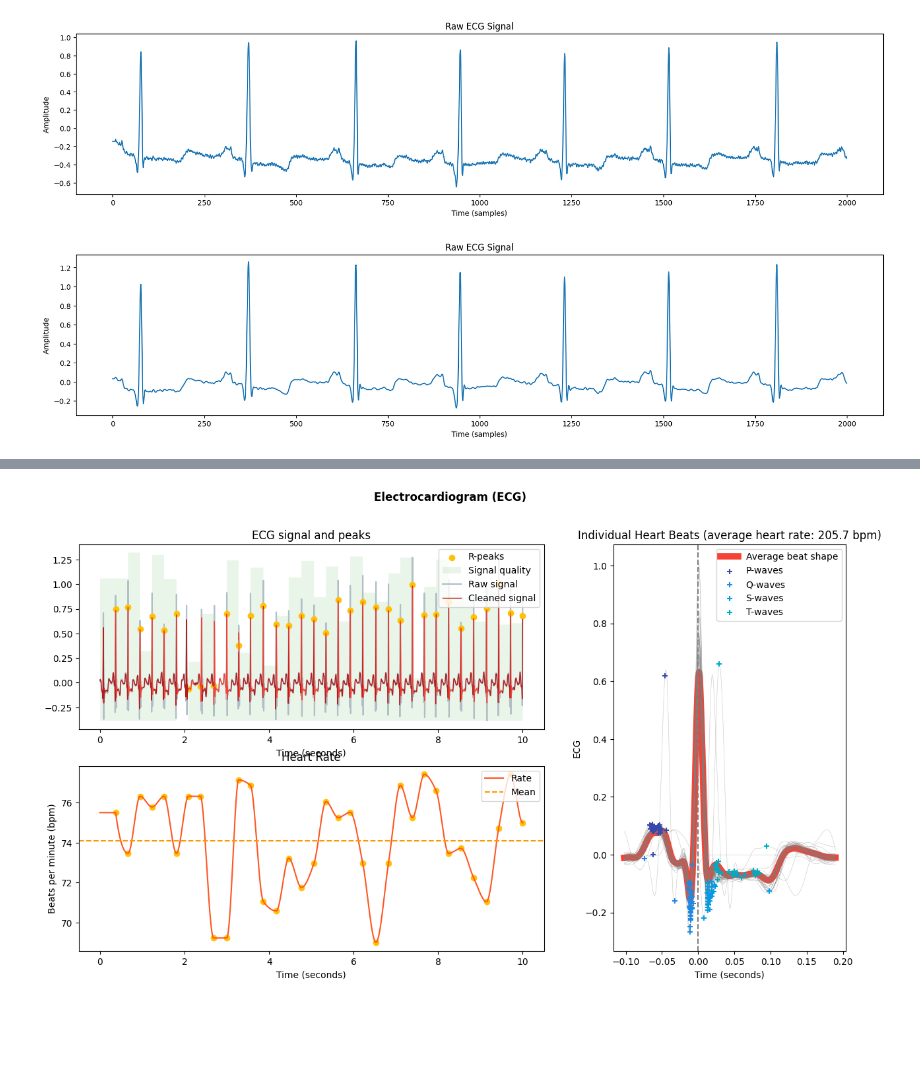
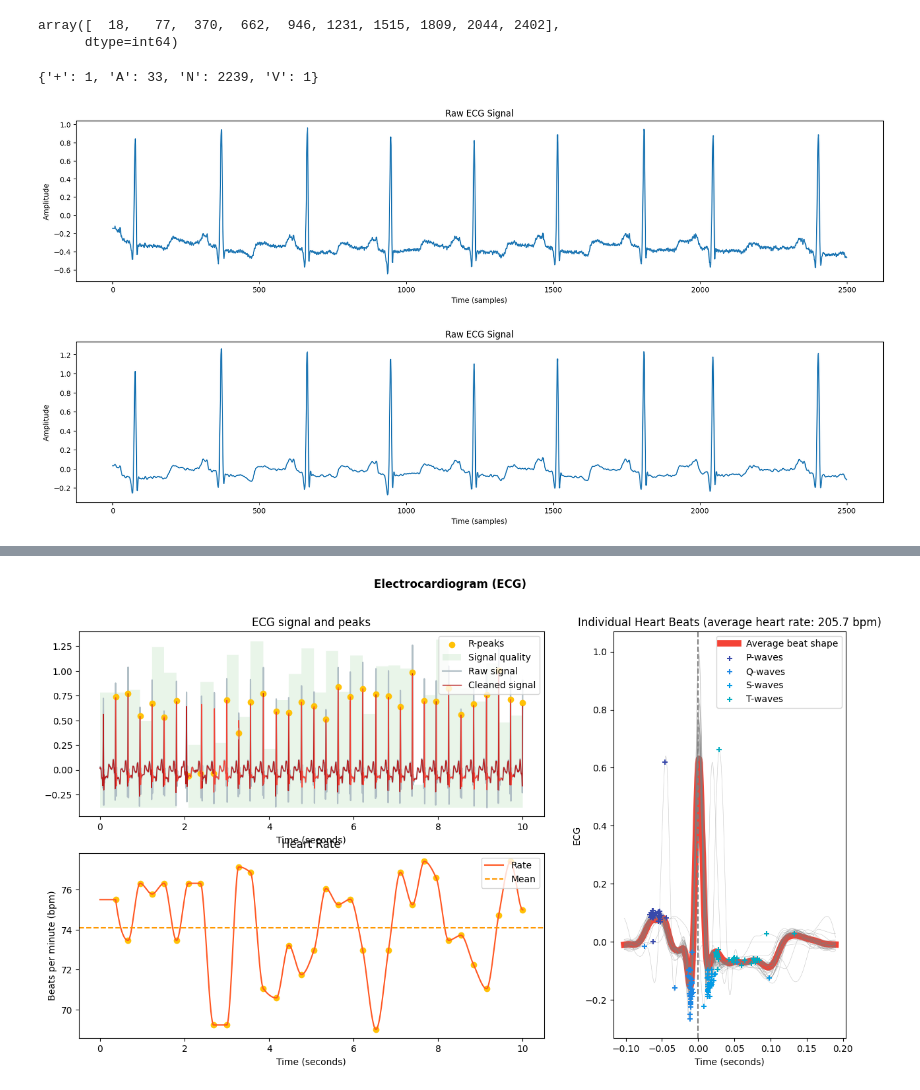
Before and after one commit to Cobrachainsaw/Arrhythmia_real_time_system, a Jupyter notebook: preprocess.ipynb, the cells around one changed output, grey strips where cells are left out. Cells and saved outputs as stored; diff of their text form; code cells hidden in the pictures; blank space fills up the shorter version.

```diff
--- a/preprocess.ipynb
+++ b/preprocess.ipynb
@@ -27,12 +50,22 @@ field
+# %%
+annotation.sample[:10]
+# %% [output]
+array([  18,   77,  370,  662,  946, 1231, 1515, 1809, 2044, 2402],
+      dtype=int64)
+# %%
+unique, counts = np.unique(annotation.symbol, return_counts=True)
+print(dict(zip(unique, counts)))
+# %% [output]
+{'+': 1, 'A': 33, 'N': 2239, 'V': 1}
 # %%
 plt.figure(figsize=(20, 4))
-plt.plot(signal[:2000, 0])  # Plot the first channel
+plt.plot(signal[:2500, 0])  # Plot the first channel
 plt.title('Raw ECG Signal')
 plt.xlabel('Time (samples)')
 plt.ylabel('Amplitude')
 plt.show()
 # %% [output]
-[figure, old version]
+[figure, new version]
 # %%
 fs = 360
 lowcut = 0.5
@@ -44,12 +77,12 @@ b, a = butter(4, [low, high], btype='band')
 filtered_signal = filtfilt(b, a, signal[:, 0])
 # %%
 plt.figure(figsize=(20, 4))
-plt.plot(filtered_signal[:2000])
+plt.plot(filtered_signal[:2500])
 plt.title('Raw ECG Signal')
 plt.xlabel('Time (samples)')
 plt.ylabel('Amplitude')
 plt.show()
 # %% [output]
-[figure, old version]
+[figure, new version]
 # %%
 coeffs = pywt.wavedec(filtered_signal, 'db6', level=9)
```
Also changed, not shown: parts of 17 cells of this notebook.
